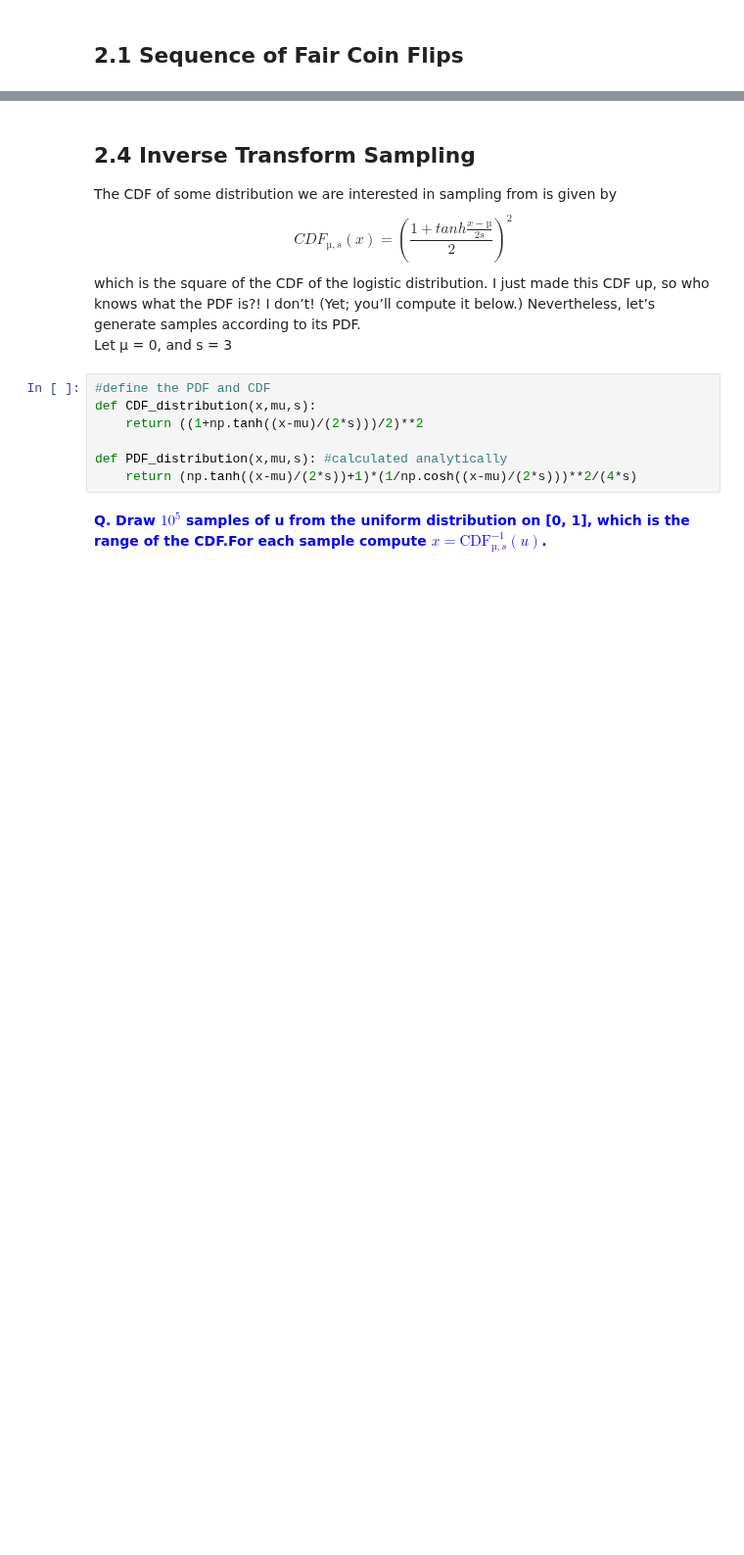
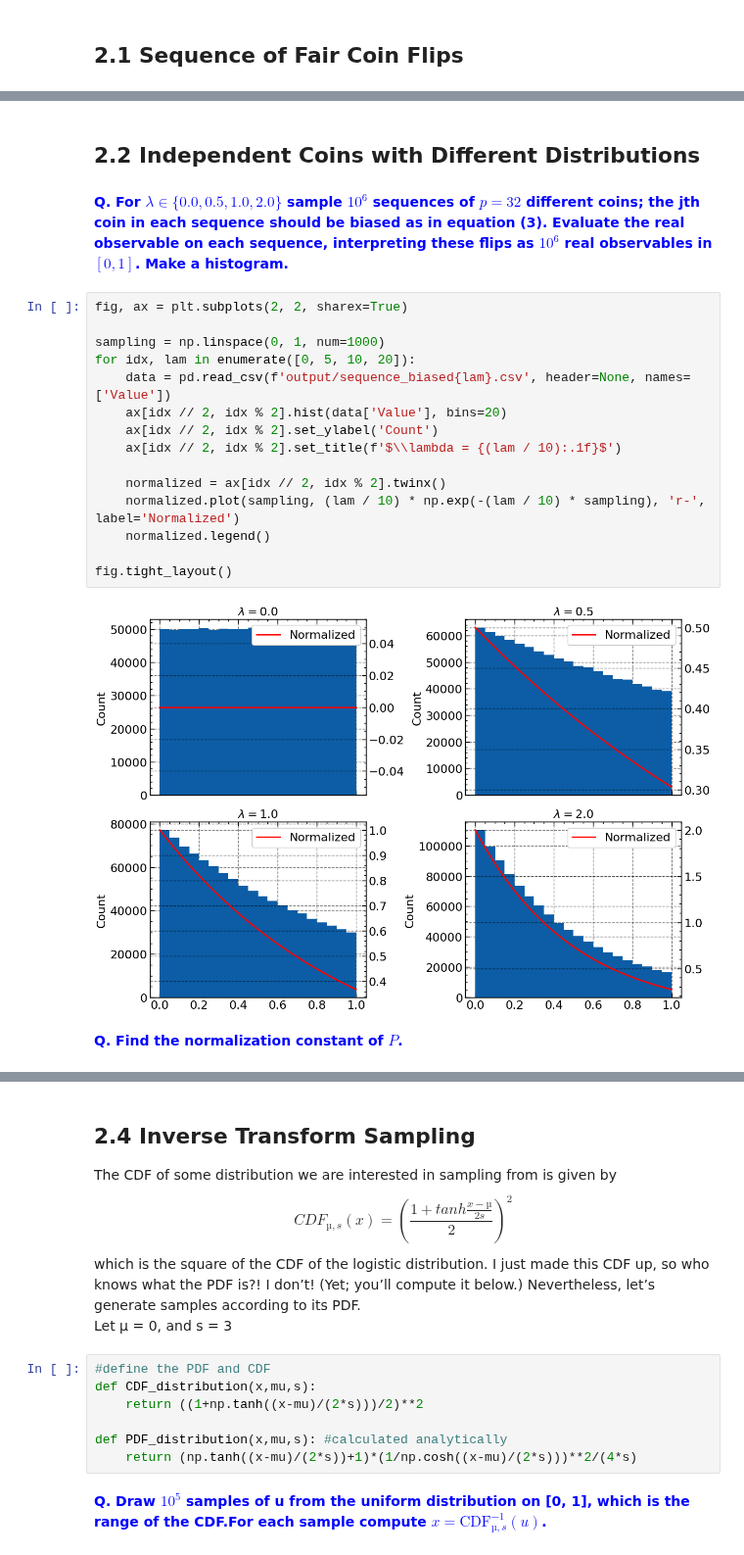
Before and after one commit to lennartvrg/ComputationalPhysics, a Jupyter notebook: 2 - Simple Sampling Experiments/Auswertung.ipynb, the cells around one changed output, grey strips where cells are left out. Shown at 98% size. Saved outputs shown, nothing was run; the diff lists cells and outputs as text; blank space fills up the shorter version.

```diff
--- a/2 - Simple Sampling Experiments/Auswertung.ipynb
+++ b/2 - Simple Sampling Experiments/Auswertung.ipynb
@@ -13,0 +65,23 @@ plt.rcParams["figure.figsize"] = (12, 8)
+# %% [markdown]
+## 2.2 Independent Coins with Different Distributions
+# %% [markdown]
+<font color="blue"> **Q. For $\lambda \in \{ 0.0, 0.5, 1.0, 2.0 \} $ sample $10^6$ sequences of $p = 32$ different coins; the jth coin in each sequence should be biased as in equation (3). Evaluate the real observable on each sequence, interpreting these flips as $10^6$ real observables in $[0, 1]$. Make a histogram.**</font>
+# %%
+fig, ax = plt.subplots(2, 2, sharex=True)
+
+sampling = np.linspace(0, 1, num=1000)
+for idx, lam in enumerate([0, 5, 10, 20]):
+    data = pd.read_csv(f'output/sequence_biased{lam}.csv', header=None, names=['Value'])
+    ax[idx // 2, idx % 2].hist(data['Value'], bins=20)
+    ax[idx // 2, idx % 2].set_ylabel('Count')
+    ax[idx // 2, idx % 2].set_title(f'$\\lambda = {(lam / 10):.1f}$')
+
+    normalized = ax[idx // 2, idx % 2].twinx()
+    normalized.plot(sampling, (lam / 10) * np.exp(-(lam / 10) * sampling), 'r-', label='Normalized')
+    normalized.legend()
+
+fig.tight_layout()
+# %% [output]
+[figure, added]
+# %% [markdown]
+<font color="blue"> **Q. Find the normalization constant of $P$.**</font>
```
Also changed, not shown: parts of 20 cells of this notebook, 1 other file.
